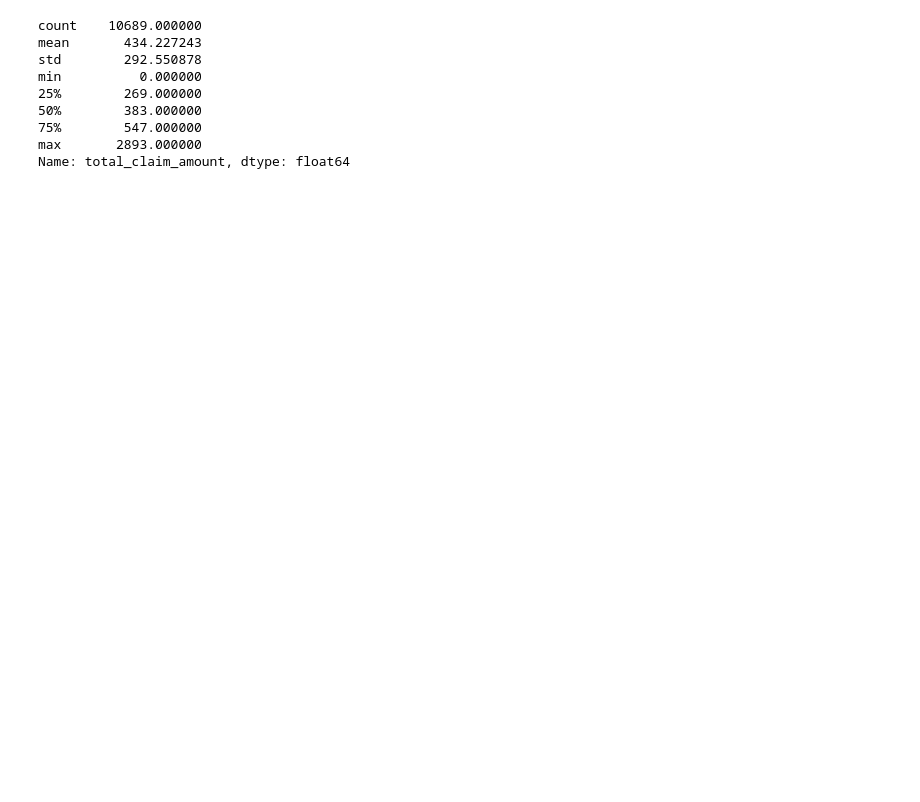
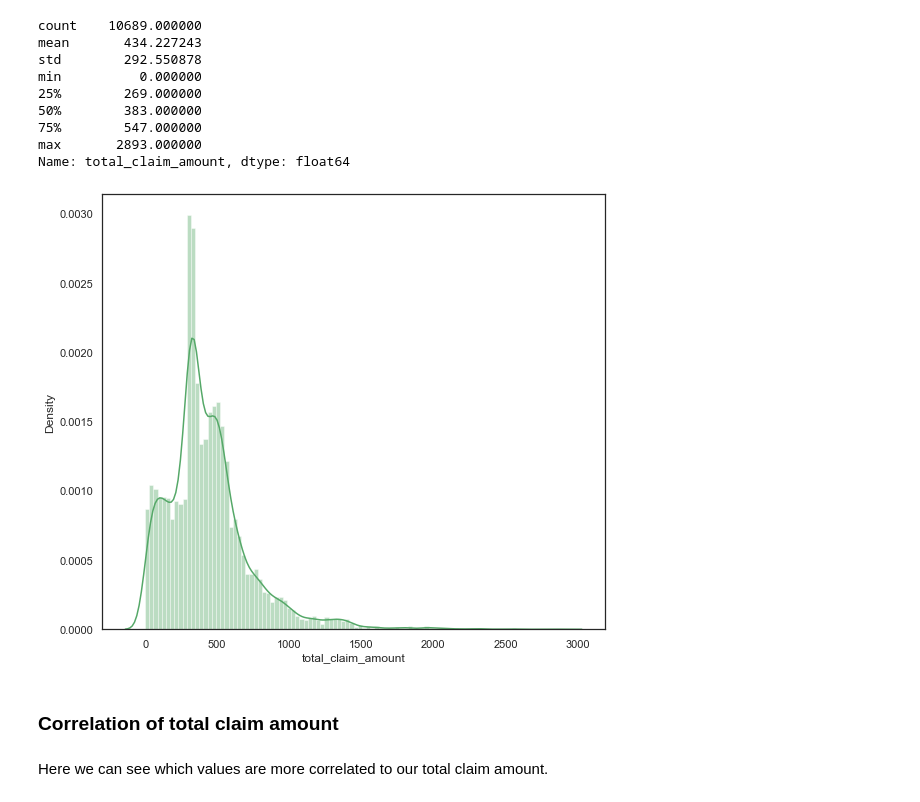
Before and after one commit to esrabecker/Ironhack-DA, a Jupyter notebook: Customer Analysis Case Study - EDA.ipynb, the cells around one changed output. Drawn from its saved outputs; the diff is of its cells as text; code cells hidden in the pictures; blank space fills up the shorter version.

```diff
--- a/Customer Analysis Case Study - EDA.ipynb
+++ b/Customer Analysis Case Study - EDA.ipynb
@@ -133,3 +142,13 @@ min          0.000000
 75%        547.000000
 max       2893.000000
 Name: total_claim_amount, dtype: float64
+# %%
+#Distrubition of total claim amount
+plt.figure(figsize=(9, 8))
+sns.distplot(df['total_claim_amount'], color='g', bins=100, hist_kws={'alpha': 0.4});
+# %% [output]
+[figure, added]
+# %% [markdown]
+### Correlation of total claim amount
+# %% [markdown]
+Here we can see which values are more correlated to our total claim amount.
```
Also changed, not shown: parts of 45 cells of this notebook.
